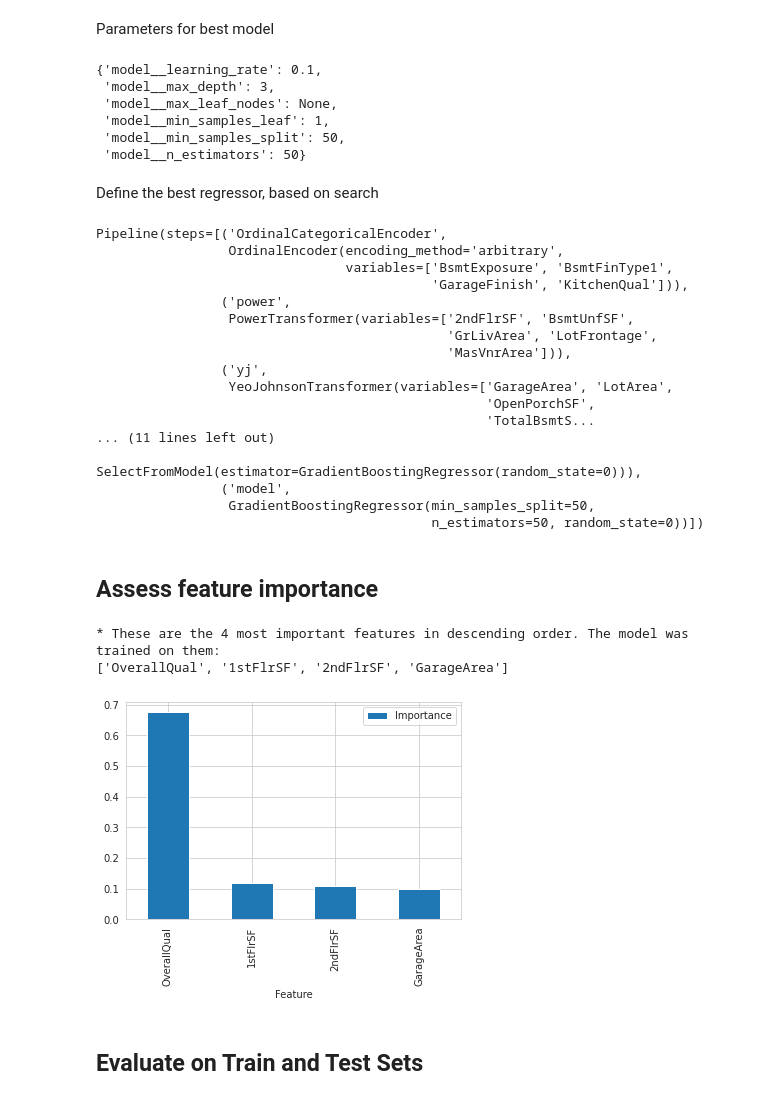
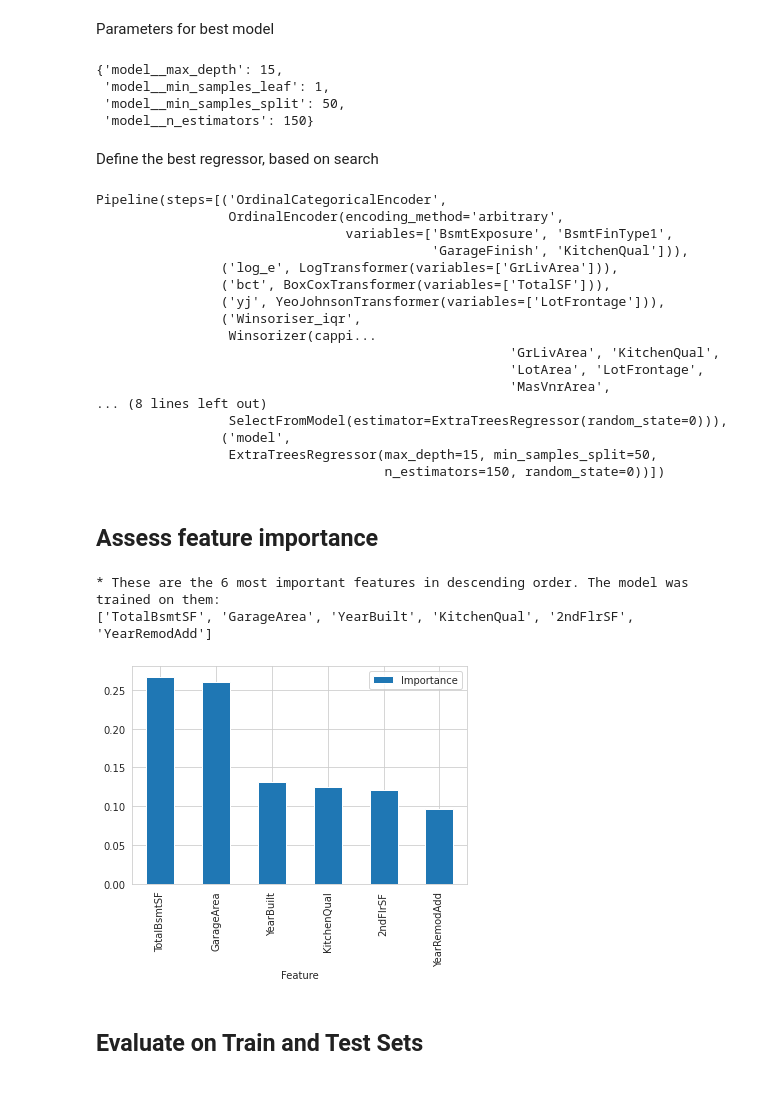
Before and after one commit to Amareteklay/heritage-housing-issues, a Jupyter notebook: jupyter_notebooks/05 - Modeling and Evaluation - Predict House Prices.ipynb, the cells around one changed output. Saved outputs shown, nothing was run; the diff lists cells and outputs as text; code cells hidden in the pictures.

Commit message:
Update ML pipeline after new feature engineering

```diff
--- a/jupyter_notebooks/05 - Modeling and Evaluation - Predict House Prices.ipynb
+++ b/jupyter_notebooks/05 - Modeling and Evaluation - Predict House Prices.ipynb
@@ -57,8 +57,7 @@ current_dir
 # %%
 import numpy as np
 import pandas as pd
-df = (pd.read_csv("outputs/datasets/cleaned/HousePricesCleaned.csv")
-  )
+df = pd.read_csv("outputs/datasets/cleaned/HousePricesCleaned.csv")
 
 print(df.shape)
 df.head(3)
@@ -103,14 +102,16 @@ def PipelineOptimization(model):
   pipeline_base = Pipeline([
 
       ("OrdinalCategoricalEncoder",OrdinalEncoder(encoding_method='arbitrary',
-                                                  variables = [ 'BsmtExposure', 'BsmtFinType1', 'GarageFinish', 'KitchenQual'] ) ),
-      ("power",vt.PowerTransformer(variables = ['2ndFlrSF', 'BsmtUnfSF', 'GrLivArea', 'LotFrontage', 'MasVnrArea'])),
+                                                  variables = ['BsmtExposure', 'BsmtFinType1', 'GarageFinish', 'KitchenQual'] ) ),
+      ("log_e",vt.LogTransformer(variables = ['GrLivArea'])),
 
-      ("yj",vt.YeoJohnsonTransformer(variables = ['GarageArea', 'LotArea', 'OpenPorchSF', 'TotalBsmtSF'])),
+       ("bct",vt.BoxCoxTransformer(variables = ['TotalSF'])),
+
+      ("yj",vt.YeoJohnsonTransformer(variables = ['LotFrontage'])),
 
       ("Winsoriser_iqr",Winsorizer(capping_method='iqr', fold=1.5, tail='both',
                                                   variables=['BsmtUnfSF','GarageArea', 'GrLivArea', 'LotArea', 'LotFrontage',
-                                                             'MasVnrArea', 'OpenPorchSF', 'TotalBsmtSF', '1stFlrSF', 'BsmtFinSF1'])),
+                                                   'MasVnrArea', 'OpenPorchSF', 'TotalBsmtSF', '1stFlrSF', 'BsmtFinSF1', 'TotalSF'])),
 
       ("SmartCorrelatedSelection",SmartCorrelatedSelection(variables=None, method="spearman", threshold=0.6,selection_method="variance") ),
 
@@ -295,18 +296,15 @@ grid_search_summary
 Define model and parameters, for Extensive Search
 # %%
 models_search = {
-    "GradientBoostingRegressor": GradientBoostingRegressor(random_state=0),
+    "ExtraTreesRegressor": ExtraTreesRegressor(random_state=0),
 }
 
 params_search = {
-    "GradientBoostingRegressor":{
-        'model__n_estimators': [100,50,140],
-        'model__learning_rate':[0.1, 0.01, 0.001],
-        'model__max_depth': [3,15, None],
-        'model__min_samples_split': [2,50],
+    "ExtraTreesRegressor":{'model__n_estimators': [100,50,150],
+        'model__max_depth': [None, 3, 15],
+        'model__min_samples_split': [2, 50],
         'model__min_samples_leaf': [1,50],
-        'model__max_leaf_nodes': [None,50],
-    },
+        },
 }
 # %% [markdown]
 Extensive GridSearch CV
@@ -349,12 +351,10 @@ Parameters for best model
 best_parameters = grid_search_pipelines[best_model].best_params_
 best_parameters
 # %% [output]
-{'model__learning_rate': 0.1,
- 'model__max_depth': 3,
- 'model__max_leaf_nodes': None,
+{'model__max_depth': 15,
  'model__min_samples_leaf': 1,
  'model__min_samples_split': 50,
- 'model__n_estimators': 50}
+ 'model__n_estimators': 150}
 # %% [markdown]
 Define the best regressor, based on search
 # %%
@@ -365,50 +365,50 @@ Pipeline(steps=[('OrdinalCategoricalEncoder',
                  OrdinalEncoder(encoding_method='arbitrary',
                                 variables=['BsmtExposure', 'BsmtFinType1',
                                            'GarageFinish', 'KitchenQual'])),
-                ('power',
-                 PowerTransformer(variables=['2ndFlrSF', 'BsmtUnfSF',
-                                             'GrLivArea', 'LotFrontage',
-                                             'MasVnrArea'])),
-                ('yj',
-                 YeoJohnsonTransformer(variables=['GarageArea', 'LotArea',
-                                                  'OpenPorchSF',
-                                                  'TotalBsmtS...
-... (11 lines left out)
-                 SelectFromModel(estimator=GradientBoostingRegressor(random_state=0))),
+                ('log_e', LogTransformer(variables=['GrLivArea'])),
+                ('bct', BoxCoxTransformer(variables=['TotalSF'])),
+                ('yj', YeoJohnsonTransformer(variables=['LotFrontage'])),
+                ('Winsoriser_iqr',
+                 Winsorizer(cappi...
+                                                     'GrLivArea', 'KitchenQual',
+                                                     'LotArea', 'LotFrontage',
+                                                     'MasVnrArea',
+... (8 lines left out)
+                 SelectFromModel(estimator=ExtraTreesRegressor(random_state=0))),
                 ('model',
-                 GradientBoostingRegressor(min_samples_split=50,
-                                           n_estimators=50, random_state=0))])
+                 ExtraTreesRegressor(max_depth=15, min_samples_split=50,
+                                     n_estimators=150, random_state=0))])
 # %% [markdown]
 ## Assess feature importance
 # %%
 import matplotlib.pyplot as plt
 import seaborn as sns
 sns.set_style('whitegrid')
 
-data_cleaning_feat_eng_steps = 5 # how many data cleaning and feature engineering does your pipeline have?
+data_cleaning_feat_eng_steps = 6 # how many data cleaning and feature engineering does your pipeline have?
 columns_after_data_cleaning_feat_eng = (Pipeline(best_regressor_pipeline.steps[:data_cleaning_feat_eng_steps])
                                         .transform(X_train)
                                         .columns)
 
 best_features = columns_after_data_cleaning_feat_eng[best_regressor_pipeline['feat_selection'].get_support()].to_list()
 
 # create DataFrame to display feature importance
 df_feature_importance = (pd.DataFrame(data={
           'Feature': columns_after_data_cleaning_feat_eng[best_regressor_pipeline['feat_selection'].get_support()],
           'Importance': best_regressor_pipeline['model'].feature_importances_})
   .sort_values(by='Importance', ascending=False)
   )
 
 # Most important features statement and plot
 print(f"* These are the {len(best_features)} most important features in descending order. "
       f"The model was trained on them: \n{df_feature_importance['Feature'].to_list()}")
 
 df_feature_importance.plot(kind='bar',x='Feature',y='Importance')
 plt.show()
 # %% [output]
-* These are the 4 most important features in descending order. The model was trained on them:
-['OverallQual', '1stFlrSF', '2ndFlrSF', 'GarageArea']
+* These are the 6 most important features in descending order. The model was trained on them:
+['TotalBsmtSF', 'GarageArea', 'YearBuilt', 'KitchenQual', '2ndFlrSF', 'YearRemodAdd']
-[figure, old version]
+[figure, new version]
 # %% [markdown]
 ## Evaluate on Train and Test Sets
 # %%
```
Also changed, not shown: parts of 28 cells of this notebook, 18 other files.
